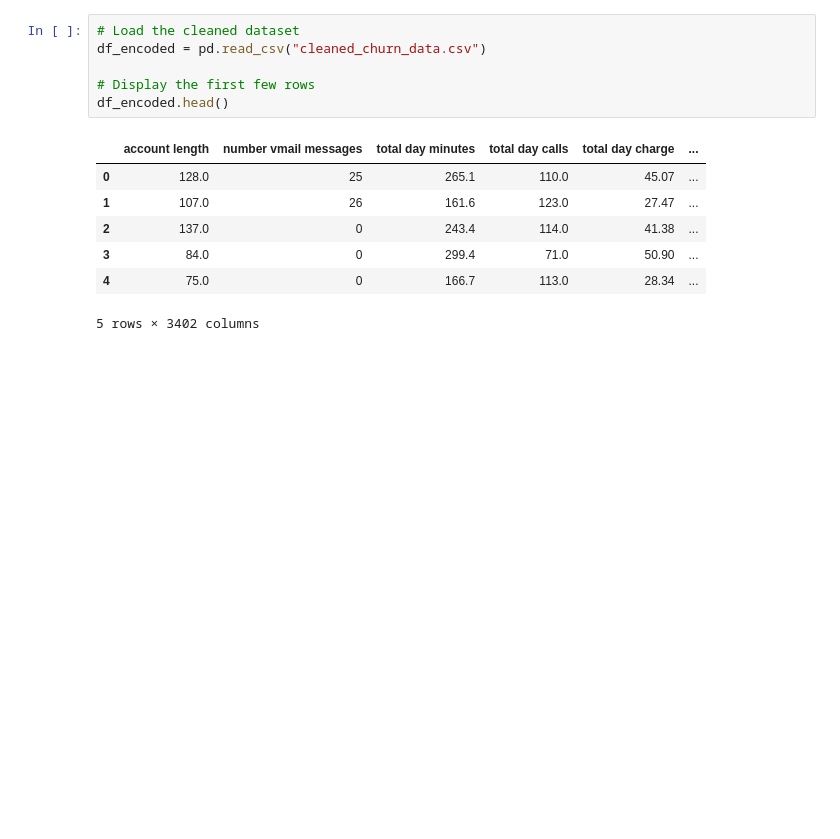
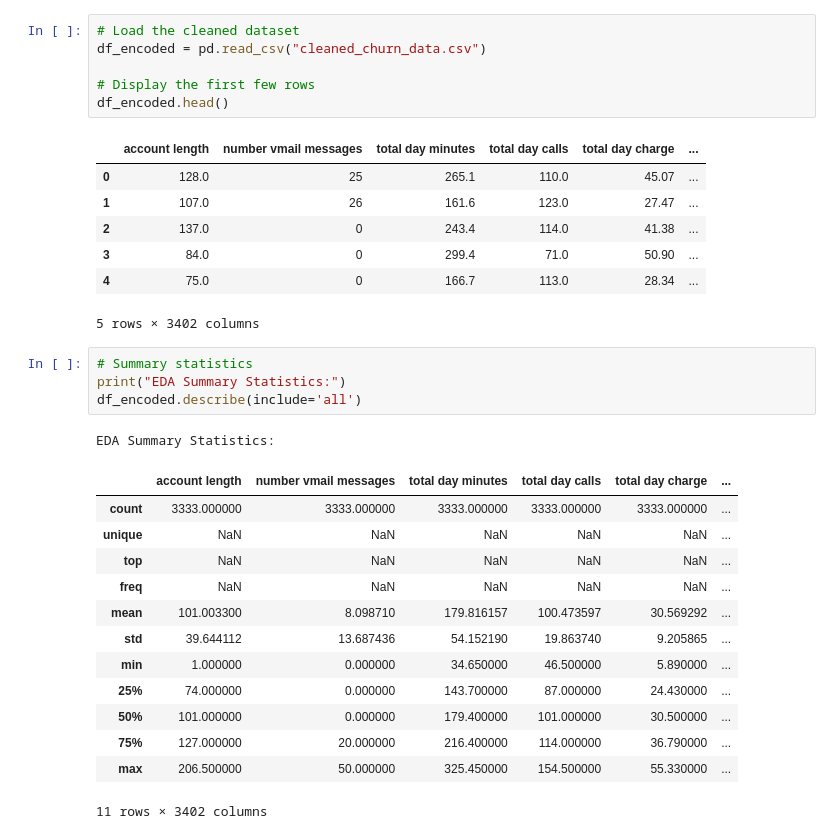
Before and after one commit to KabiraKabira7/customer_churn_modelling_phase_3_project, a Jupyter notebook: customer_churn_modeling_phase3.ipynb, the cells around one changed output. Saved outputs shown, nothing was run; the diff lists cells and outputs as text; blank space fills up the shorter version.

```diff
--- a/customer_churn_modeling_phase3.ipynb
+++ b/customer_churn_modeling_phase3.ipynb
@@ -311,3 +311,22 @@ df_encoded.head()
 | 3 | 84.0 | 0 | 299.4 | 71.0 | 50.90 | ... |
 | 4 | 75.0 | 0 | 166.7 | 113.0 | 28.34 | ... |
 5 rows × 3402 columns
+# %%
+# Summary statistics
+print("EDA Summary Statistics:")
+df_encoded.describe(include='all')
+# %% [output]
+EDA Summary Statistics:
+|  | account length | number vmail messages | total day minutes | total day calls | total day charge | ... |
+| count | 3333.000000 | 3333.000000 | 3333.000000 | 3333.000000 | 3333.000000 | ... |
+| unique | NaN | NaN | NaN | NaN | NaN | ... |
+| top | NaN | NaN | NaN | NaN | NaN | ... |
+| freq | NaN | NaN | NaN | NaN | NaN | ... |
+| mean | 101.003300 | 8.098710 | 179.816157 | 100.473597 | 30.569292 | ... |
+| std | 39.644112 | 13.687436 | 54.152190 | 19.863740 | 9.205865 | ... |
+| min | 1.000000 | 0.000000 | 34.650000 | 46.500000 | 5.890000 | ... |
+| 25% | 74.000000 | 0.000000 | 143.700000 | 87.000000 | 24.430000 | ... |
+| 50% | 101.000000 | 0.000000 | 179.400000 | 101.000000 | 30.500000 | ... |
+| 75% | 127.000000 | 20.000000 | 216.400000 | 114.000000 | 36.790000 | ... |
+| max | 206.500000 | 50.000000 | 325.450000 | 154.500000 | 55.330000 | ... |
+11 rows × 3402 columns
```
Also changed, not shown: parts of 1 cell of this notebook.
